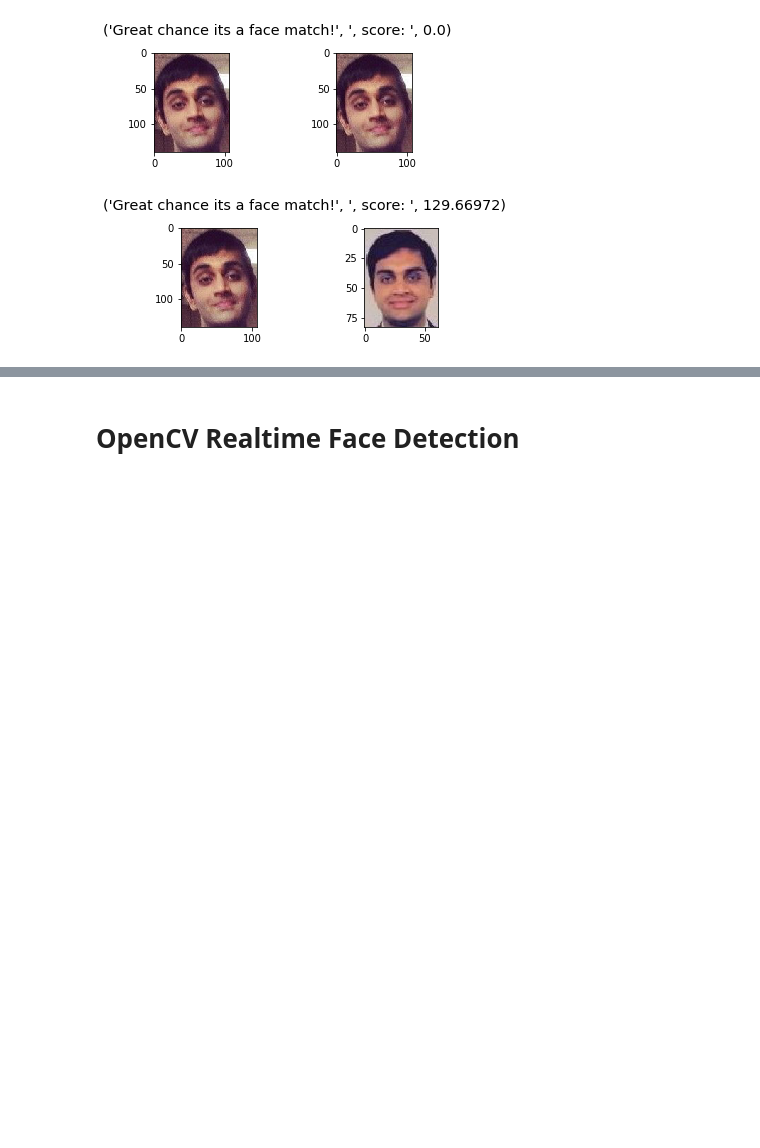
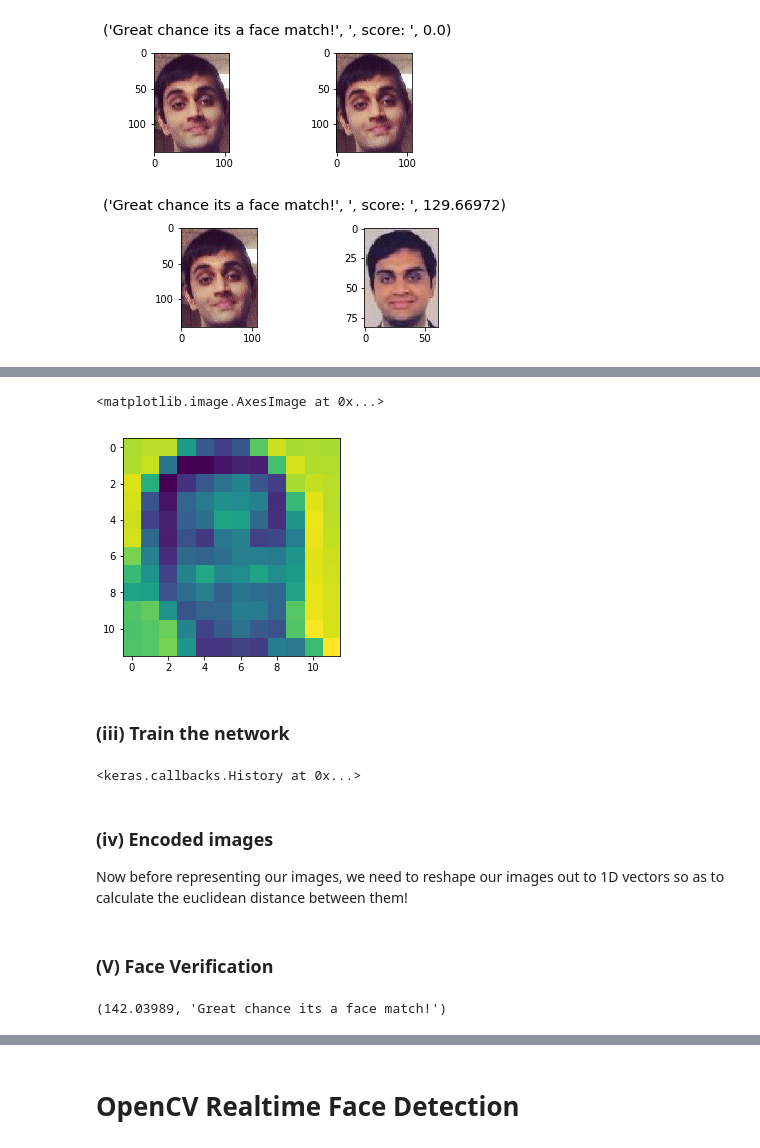
Before and after one commit to darshdee/Deep-Learning, a Jupyter notebook: My Projects/FaceRecognition/Face Verification & Recognition Using CNNs.ipynb, the cells around one changed output, grey strips where cells are left out. Saved outputs shown, nothing was run; the diff lists cells and outputs as text; code cells hidden in the pictures; blank space fills up the shorter version.

Commit message:
added autoencoders

```diff
--- a/My Projects/FaceRecognition/Face Verification & Recognition Using CNNs.ipynb
+++ b/My Projects/FaceRecognition/Face Verification & Recognition Using CNNs.ipynb
@@ -368,0 +590,29 @@ The source image matches with the following person:  Darsh
+# %%
+#read in images and resize to feed into autoencoders
+def resize_cn(my_image):
+    img = Image.open(my_image).convert('L')
+    img.load()
+    #plt.imshow(img)
+    img = img.resize((12, 12), Image.LANCZOS)    # resizing the image
+    data = np.asarray( img, dtype="int32" )
+    return data.reshape(1, 12,12,1)             #reshaping it to feed into the neural network
+img1 = resize_cn('C:/Users/Darshil/Desktop/and_darsh.jpg')
+img2 = resize_cn('C:/Users/Darshil/Desktop/darsh.jpg')
+
+
+#first row of the numpy matrix (training data)
+all_img = img1
+
+#initalizing empty list to get all the dic keys in one place
+emp = []
+for x in database.values():
+    emp.extend(x)
+
+# for each image, resize, reshape and attach to the all_img training data matrix
+for img in emp:
+    #print (img)
+    resized = resize_cn('C:/Users/Darshil/gitly/Deep-Learning/My Projects/FaceRecognition/{}'.format(img))
+    all_img = np.concatenate((all_img,resized))
+
+
+print ('Dimensions of training data (all images): {}'.format(all_img.shape))
@@ -368,0 +633,6 @@ The source image matches with the following person:  Darsh
+# %%
+#resized and grayscaled
+plt.imshow(all_img[4][0:12].reshape(12,12))
+# %% [output]
+<matplotlib.image.AxesImage at 0x...>
+[figure, added]
@@ -368,0 +657,17 @@ The source image matches with the following person:  Darsh
+# %% [markdown]
+### (iii) Train the network
+# %%
+num_epochs_cnn = 10
+
+# creating the autoencoder
+autoencoder = Model(input_imgg, decoded)
+autoencoder.compile(optimizer='adadelta', loss='binary_crossentropy')
+autoencoder.fit(all_img, all_img,
+                verbose=0,
+                epochs=num_epochs_cnn)
+# %% [output]
+<keras.callbacks.History at 0x...>
+# %% [markdown]
+### (iv) Encoded images
+
+Now before representing our images, we need to reshape our images out to 1D vectors so as to calculate the euclidean distance between them!
@@ -368,0 +678,26 @@ The source image matches with the following person:  Darsh
+# %% [markdown]
+### (V) Face Verification
+# %%
+def euclidean_distance_cn(image1,image2,upper_thresh,mid_thresh):
+    # Lastly we can perform the face verification
+    p_img1 = encoded_img.predict(image1).reshape(32,1)
+    p_img2 = encoded_img.predict(image2).reshape(32,1)
+
+    #distance function
+    diff = p_img1 - p_img2
+    a = np.sum(np.multiply(diff,diff))
+    euc_dist = np.sqrt(a)
+
+    if euc_dist < upper_thresh and euc_dist > mid_thresh:
+        printy ='Possible face match!'
+    elif euc_dist < mid_thresh:
+        printy = 'Great chance its a face match!'
+    else:
+        printy = 'Def not a face match'
+
+    return euc_dist, printy
+
+
+euclidean_distance_cn(resize_cn('C:/Users/Darshil/gitly/Deep-Learning/My Projects/FaceRecognition/leo2.jpg'), resize_cn('C:/Users/Darshil/gitly/Deep-Learning/My Projects/FaceRecognition/aziz.jpg'),1400,1200)
+# %% [output]
+(142.03989, 'Great chance its a face match!')
```
Also changed, not shown: parts of 25 cells of this notebook.
